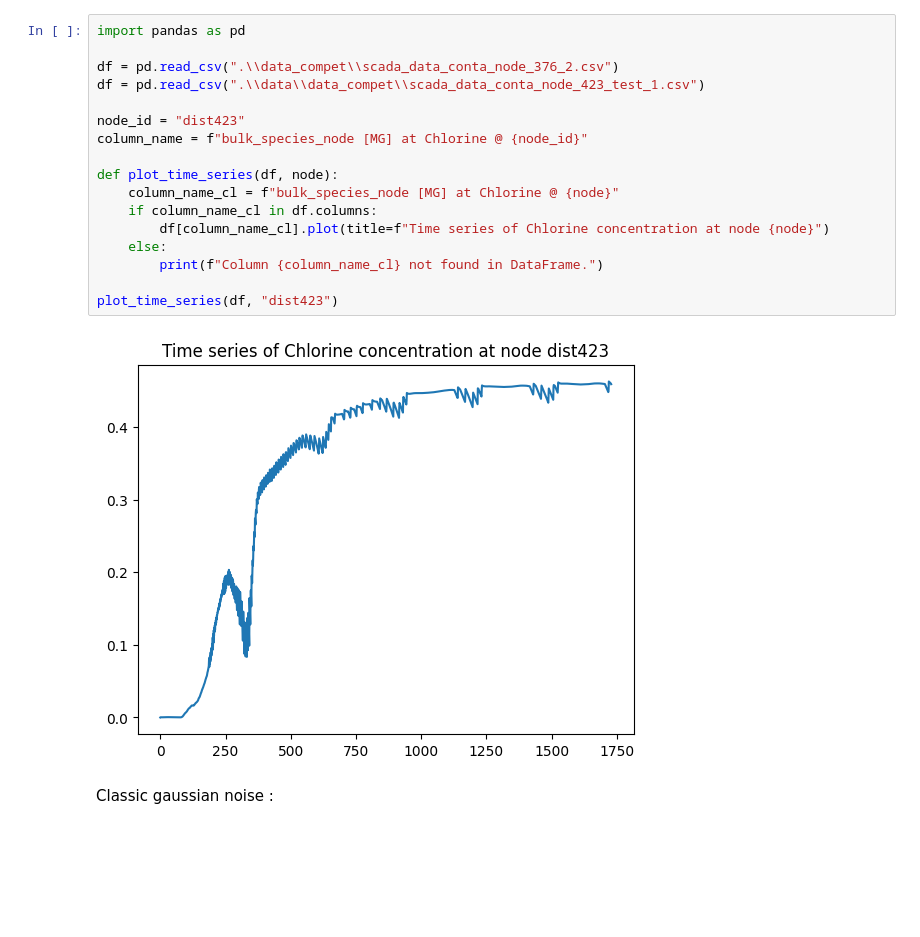
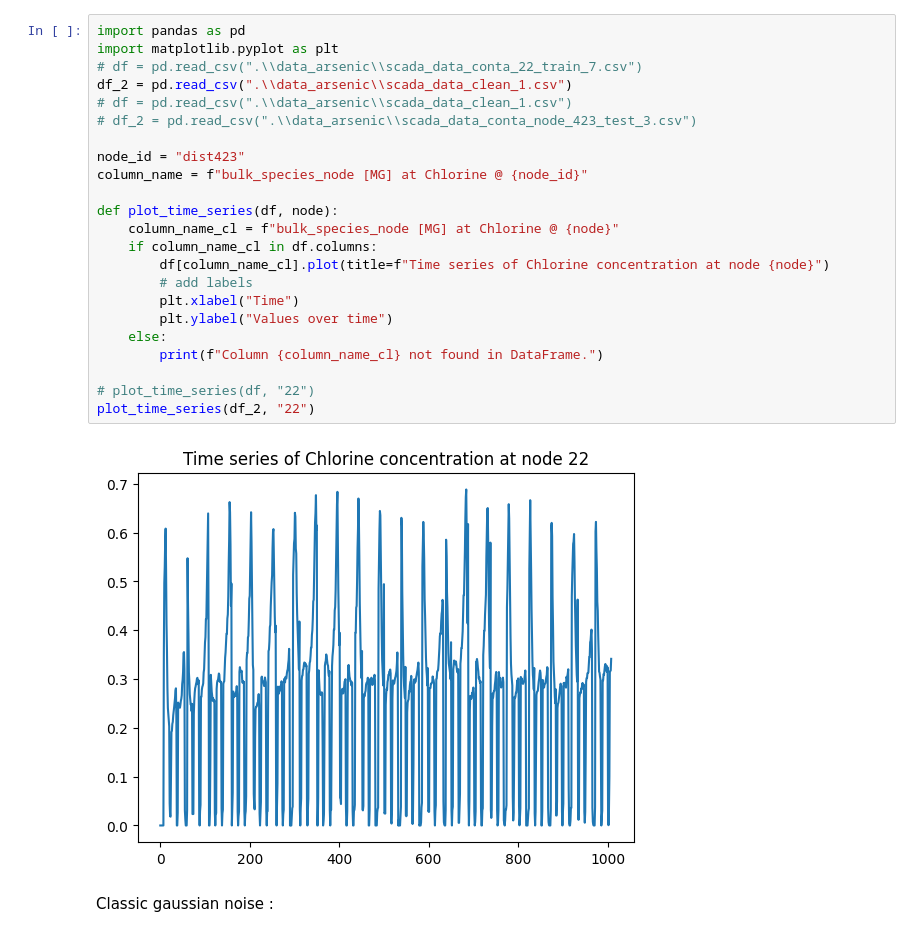
Before and after one commit to elineee/AI-for-Drinking-Water-Chlorination-Challenge-IJCAI-25, a Jupyter notebook: data/data_transformation.ipynb, the cells around one changed output. Saved outputs shown, nothing was run; the diff lists cells and outputs as text; blank space fills up the shorter version.

```diff
--- a/data/data_transformation.ipynb
+++ b/data/data_transformation.ipynb
@@ -1,22 +1,28 @@
 # %%
 import pandas as pd
-
-df = pd.read_csv(".\\data_compet\\scada_data_conta_node_376_2.csv")
-df = pd.read_csv(".\\data\\data_compet\\scada_data_conta_node_423_test_1.csv")
+import matplotlib.pyplot as plt
+# df = pd.read_csv(".\\data_arsenic\\scada_data_conta_22_train_7.csv")
+df_2 = pd.read_csv(".\\data_arsenic\\scada_data_clean_1.csv")
+# df = pd.read_csv(".\\data_arsenic\\scada_data_clean_1.csv")
+# df_2 = pd.read_csv(".\\data_arsenic\\scada_data_conta_node_423_test_3.csv")
 
 node_id = "dist423"
 column_name = f"bulk_species_node [MG] at Chlorine @ {node_id}"
 
 def plot_time_series(df, node):
     column_name_cl = f"bulk_species_node [MG] at Chlorine @ {node}"
     if column_name_cl in df.columns:
         df[column_name_cl].plot(title=f"Time series of Chlorine concentration at node {node}")
+        # add labels
+        plt.xlabel("Time")
+        plt.ylabel("Values over time")
     else:
         print(f"Column {column_name_cl} not found in DataFrame.")
 
-plot_time_series(df, "dist423")
+# plot_time_series(df, "22")
+plot_time_series(df_2, "22")
 # %% [output]
-[figure, old version]
+[figure, new version]
 # %% [markdown]
 Classic gaussian noise :
 # %%
```
Also changed, not shown: 11 other files.
